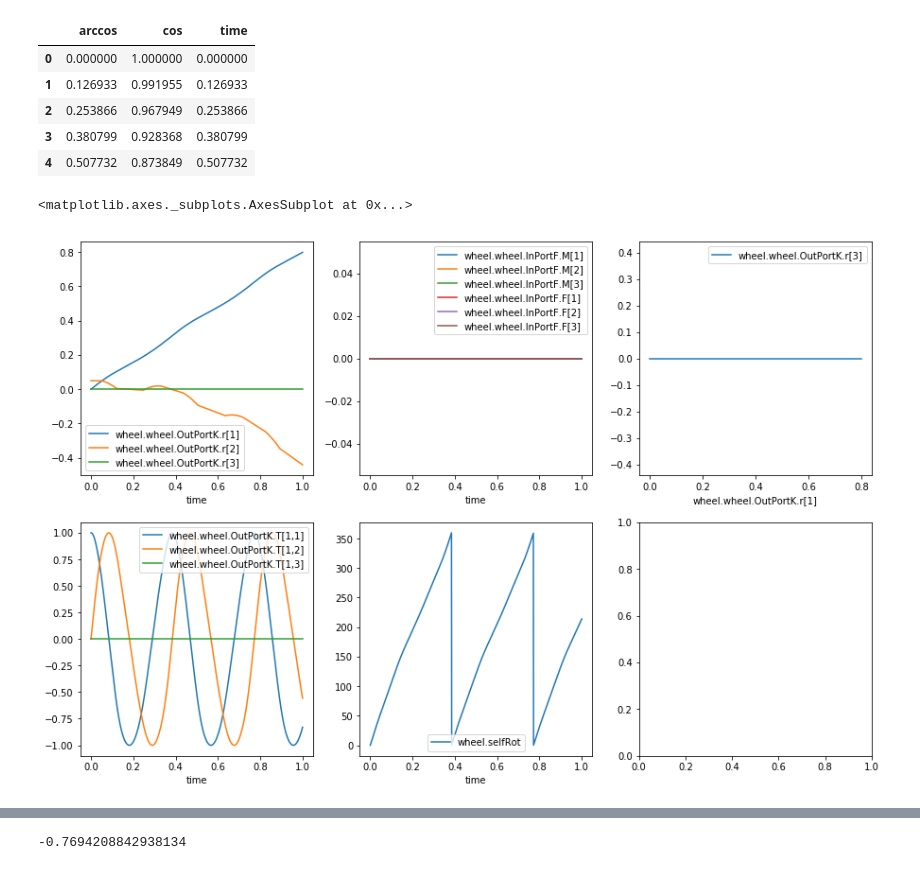
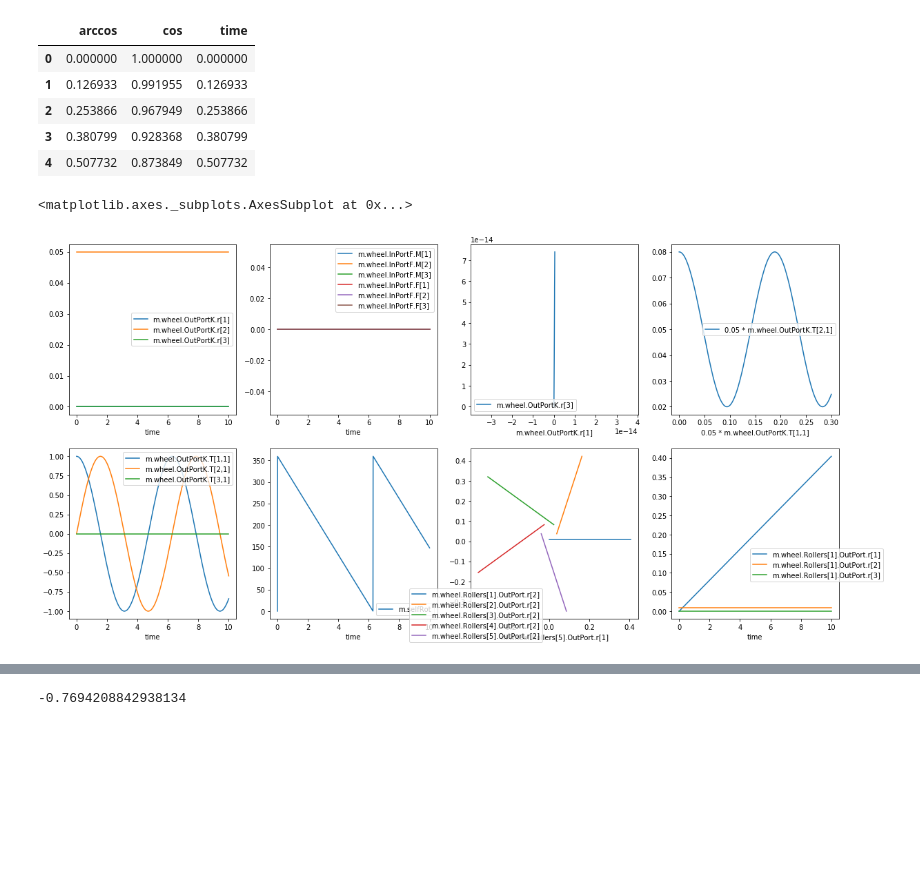
Before and after one commit to admech/mbs, a Jupyter notebook: omni/py.ipynb, the cells around one changed output, grey strips where cells are left out. Saved outputs shown, nothing was run; the diff lists cells and outputs as text; code cells hidden in the pictures; blank space fills up the shorter version.

```diff
--- a/omni/py.ipynb
+++ b/omni/py.ipynb
@@ -62,3 +126,7 @@ res = pd.read_csv('/home/vf/om/models/omni/test/out/MbsLite.Test.SingleRollerOmn
+# %%
+res = pd.read_csv('/home/vf/om/models/omni/tmp/MbsLite.Test.Omni.OmniWheelAtRestTest_res.csv')
+# %%
+n = 5
 # %%
 res.head()
 # %% [output]
@@ -72,17 +140,17 @@ res.head()
 # %%
 df = res[
     [ 'time'
-    , 'wheel.wheel.OutPortK.T[1,1]'
-    , 'wheel.wheel.OutPortK.T[1,2]'
-    , 'wheel.wheel.OutPortK.T[1,3]'
+    , 'm.wheel.OutPortK.T[1,1]'
+    , 'm.wheel.OutPortK.T[1,2]'
+    , 'm.wheel.OutPortK.T[1,3]'
     ]
 ]
 df = df.assign(
-    **{ 'wheel.selfRot' : df.apply(lambda row:
-        ( np.arccos(row['wheel.wheel.OutPortK.T[1,1]'])
-        if row['wheel.wheel.OutPortK.T[1,2]'] >= 0 else
-#         np.arccos(row['wheel.wheel.OutPortK.T[1,1]'])
-        2 * np.pi - np.arccos(row['wheel.wheel.OutPortK.T[1,1]'])
+    **{ 'm.selfRot' : df.apply(lambda row:
+        ( np.arccos(row['m.wheel.OutPortK.T[1,1]'])
+        if row['m.wheel.OutPortK.T[1,2]'] >= 0 else
+#         np.arccos(row['m.wheel.OutPortK.T[1,1]'])
+        2 * np.pi - np.arccos(row['m.wheel.OutPortK.T[1,1]'])
         ) * 180/np.pi
         , axis = 1
         )
@@ -112,47 +180,81 @@ tmp.head()
 | 3 | 0.380799 | 0.928368 | 0.380799 |
 | 4 | 0.507732 | 0.873849 | 0.507732 |
 # %%
-fig, axs = plt.subplots(2, 3, figsize = (15, 10))
+fig, axs = plt.subplots(2, 4, figsize = (20, 10))
 
 res[
     [ 'time'
-    , 'wheel.wheel.OutPortK.r[1]'
-    , 'wheel.wheel.OutPortK.r[2]'
-    , 'wheel.wheel.OutPortK.r[3]'
+    , 'm.wheel.OutPortK.r[1]'
+    , 'm.wheel.OutPortK.r[2]'
+    , 'm.wheel.OutPortK.r[3]'
     ]
 ].plot(x = 'time', ax = axs[0][0])
 
 res[
     [ 'time'
-    , 'wheel.wheel.InPortF.M[1]'
-    , 'wheel.wheel.InPortF.M[2]'
-    , 'wheel.wheel.InPortF.M[3]'
-    , 'wheel.wheel.InPortF.F[1]'
-    , 'wheel.wheel.InPortF.F[2]'
-    , 'wheel.wheel.InPortF.F[3]'
+    , 'm.wheel.InPortF.M[1]'
+    , 'm.wheel.InPortF.M[2]'
+    , 'm.wheel.InPortF.M[3]'
+    , 'm.wheel.InPortF.F[1]'
+    , 'm.wheel.InPortF.F[2]'
+    , 'm.wheel.InPortF.F[3]'
     ]
 ].plot(x = 'time', ax = axs[0][1])
 
 axs[0][2].axis('equal')
 res[
-    [ 'wheel.wheel.OutPortK.r[1]'
-    , 'wheel.wheel.OutPortK.r[3]'
+    [ 'm.wheel.OutPortK.r[1]'
+    , 'm.wheel.OutPortK.r[3]'
     ]
-].plot(x = 'wheel.wheel.OutPortK.r[1]', ax = axs[0][2])
+].plot(x = 'm.wheel.OutPortK.r[1]', ax = axs[0][2])
 
 res[
     [ 'time'
-    , 'wheel.wheel.OutPortK.T[1,1]'
-    , 'wheel.wheel.OutPortK.T[1,2]'
-    , 'wheel.wheel.OutPortK.T[1,3]'
+    , 'm.wheel.OutPortK.T[1,1]'
+    , 'm.wheel.OutPortK.T[2,1]'
+    , 'm.wheel.OutPortK.T[3,1]'
     ]
 ].plot(x = 'time', ax = axs[1][0])
 
 df[
     [ 'time'
-    , 'wheel.selfRot'
+    , 'm.selfRot'
     ]
 ].plot(x = 'time', ax = axs[1][1])
+
+
+for i in range(n):
+    res[
+        [ 'm.wheel.Rollers[' + str(i + 1) + '].OutPort.r[1]'
+        , 'm.wheel.Rollers[' + str(i + 1) + '].OutPort.r[2]'
+        ]
+    ].plot(x = 'm.wheel.Rollers[' + str(i + 1) + '].OutPort.r[1]', ax = axs[1][2])
+
+axs[1][2].legend(bbox_to_anchor=(0.45, 0.2))
+
+res[
+    [ 'time'
+    , 'm.wheel.Rollers[1].OutPort.r[1]'
+    , 'm.wheel.Rollers[1].OutPort.r[2]'
+    , 'm.wheel.Rollers[1].OutPort.r[3]'
+    ]
+].plot(x = 'time', ax = axs[1][3])
+
+axs[1][3].legend(bbox_to_anchor=(0.45, 0.2))
+
+res[
+    [ 'm.wheel.OutPortK.T[1,1]'
+    , 'm.wheel.OutPortK.T[2,1]'
+    ]
+].assign(
+    **{ '0.05 * m.wheel.OutPortK.T[1,1]' : df.apply(lambda row: 0.03 * row[0], axis = 1)
+      , '0.05 * m.wheel.OutPortK.T[2,1]' : df.apply(lambda row: 0.03 * row[1] + 0.05, axis = 1)
+      }
+)[
+    [ '0.05 * m.wheel.OutPortK.T[1,1]'
+    , '0.05 * m.wheel.OutPortK.T[2,1]'
+    ]
+].plot(x = '0.05 * m.wheel.OutPortK.T[1,1]', ax = axs[0][3])
 # %% [output]
 <matplotlib.axes._subplots.AxesSubplot at 0x...>
-[figure, old version]
+[figure, new version]
```
Also changed, not shown: parts of 14 cells of this notebook, 14 other files.
